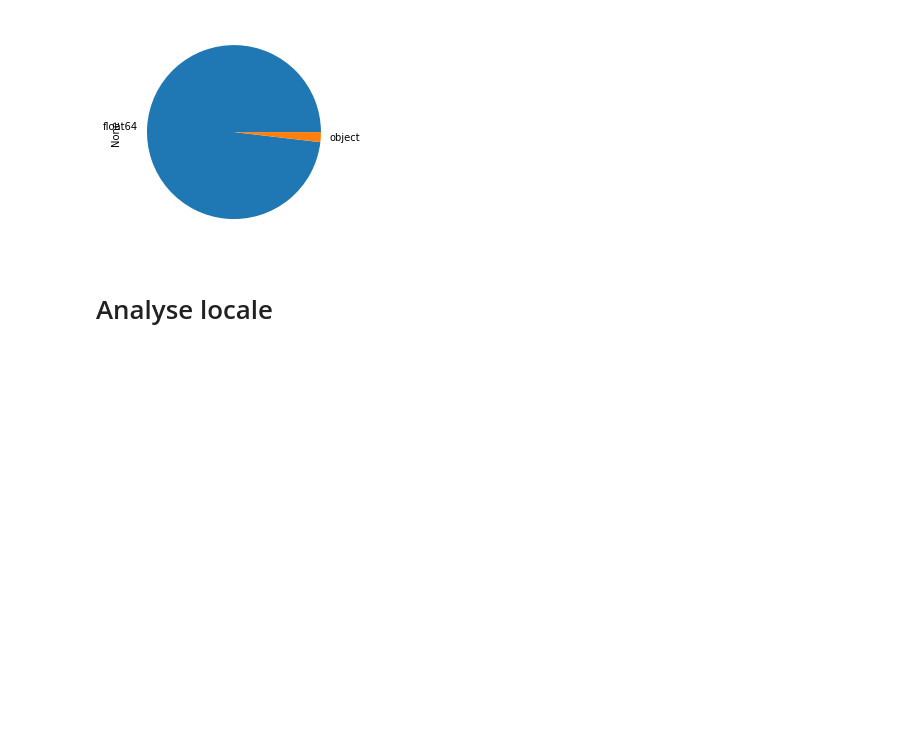
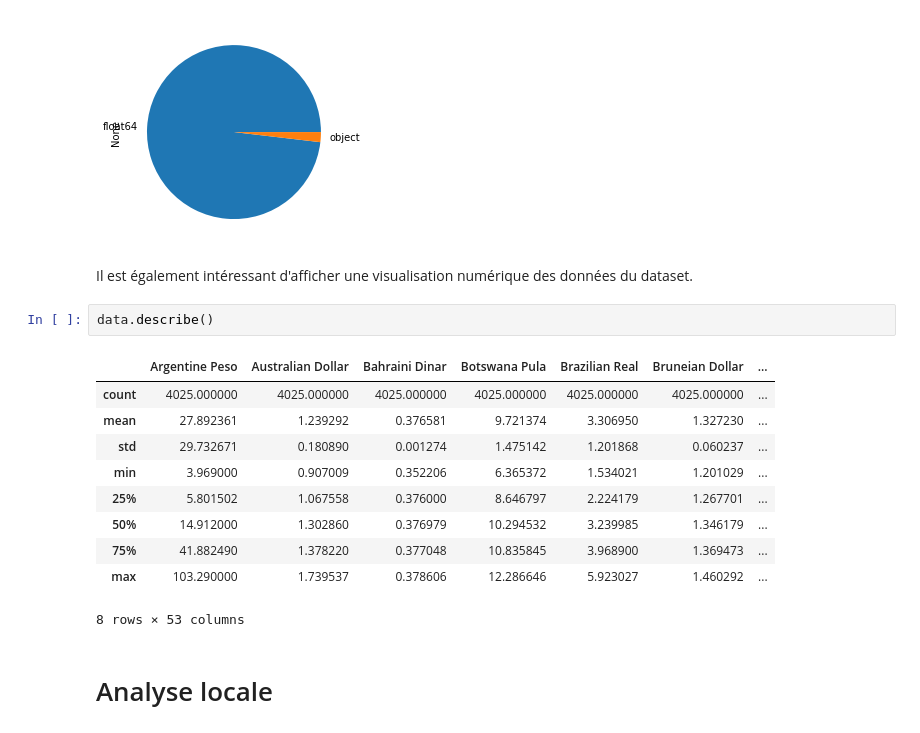
Before and after one commit to AlaaeddineBesbes/DATA731-Market-Movement, a Jupyter notebook: Projet.ipynb, the cells around one changed output. Saved outputs shown, nothing was run; the diff lists cells and outputs as text; blank space fills up the shorter version.

```diff
--- a/Projet.ipynb
+++ b/Projet.ipynb
@@ -127,6 +130,21 @@ data.dtypes.value_counts().plot.pie()
 # %% [output]
 <AxesSubplot:ylabel='None'>
 [figure]
+# %% [markdown]
+Il est également intéressant d'afficher une visualisation numérique des données du dataset.
+# %%
+data.describe()
+# %% [output]
+|  | Argentine Peso | Australian Dollar | Bahraini Dinar | Botswana Pula | Brazilian Real | Bruneian Dollar | ... |
+| count | 4025.000000 | 4025.000000 | 4025.000000 | 4025.000000 | 4025.000000 | 4025.000000 | ... |
+| mean | 27.892361 | 1.239292 | 0.376581 | 9.721374 | 3.306950 | 1.327230 | ... |
+| std | 29.732671 | 0.180890 | 0.001274 | 1.475142 | 1.201868 | 0.060237 | ... |
+| min | 3.969000 | 0.907009 | 0.352206 | 6.365372 | 1.534021 | 1.201029 | ... |
+| 25% | 5.801502 | 1.067558 | 0.376000 | 8.646797 | 2.224179 | 1.267701 | ... |
+| 50% | 14.912000 | 1.302860 | 0.376979 | 10.294532 | 3.239985 | 1.346179 | ... |
+| 75% | 41.882490 | 1.378220 | 0.377048 | 10.835845 | 3.968900 | 1.369473 | ... |
+| max | 103.290000 | 1.739537 | 0.378606 | 12.286646 | 5.923027 | 1.460292 | ... |
+8 rows × 53 columns
 # %% [markdown]
 # Analyse locale
 # %% [markdown]
```
Also changed, not shown: parts of 7 cells of this notebook.
